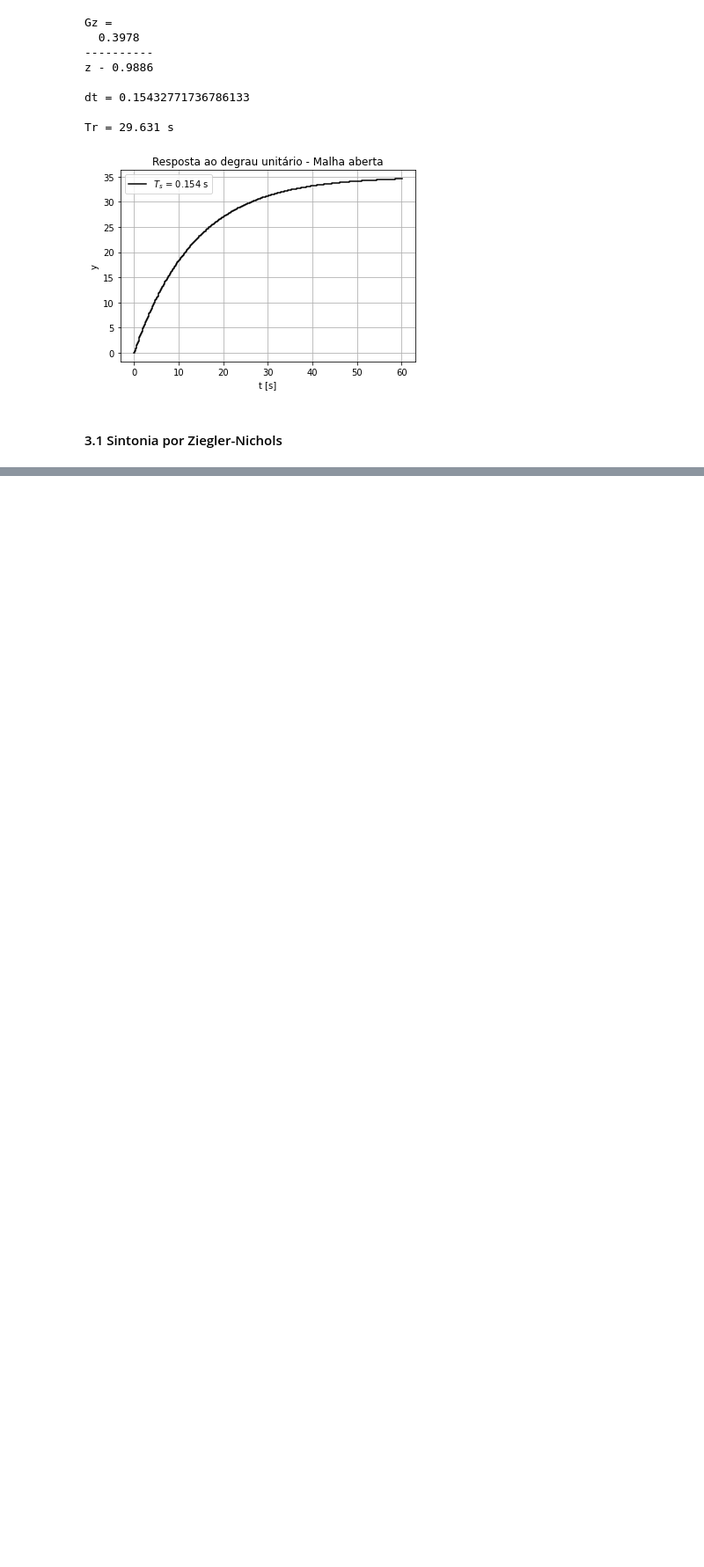
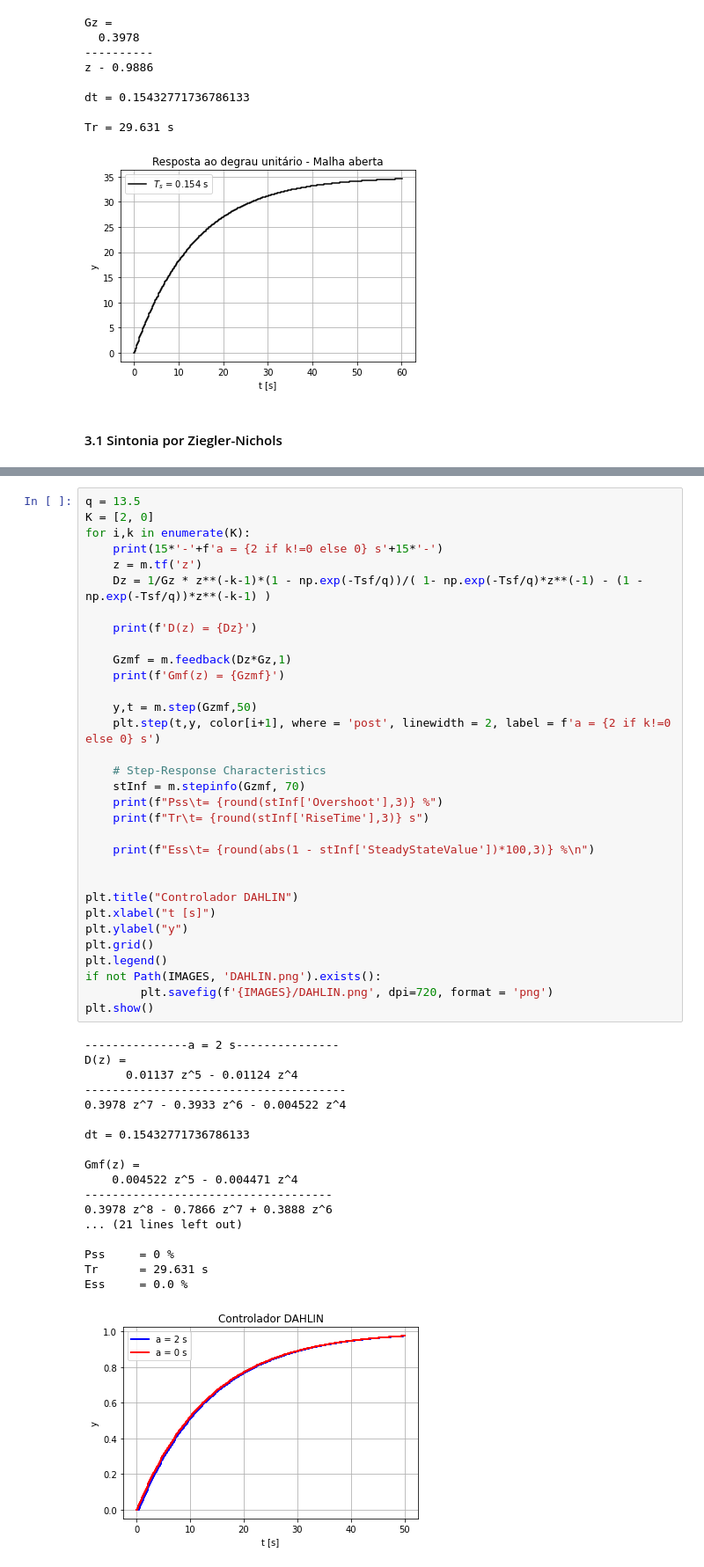
Before and after one commit to Widmark-Kaue/digital-signal-processing, a Jupyter notebook: avl1.ipynb, the cells around one changed output, grey strips where cells are left out. Shown at 88% size. Saved outputs shown, nothing was run; the diff lists cells and outputs as text; blank space fills up the shorter version.

```diff
--- a/avl1.ipynb
+++ b/avl1.ipynb
@@ -251,0 +418,51 @@ Tr      = 3.241 s
+# %%
+q = 13.5
+K = [2, 0]
+for i,k in enumerate(K):
+    print(15*'-'+f'a = {2 if k!=0 else 0} s'+15*'-')
+    z = m.tf('z')
+    Dz = 1/Gz * z**(-k-1)*(1 - np.exp(-Tsf/q))/( 1- np.exp(-Tsf/q)*z**(-1) - (1 - np.exp(-Tsf/q))*z**(-k-1) )
+
+    print(f'D(z) = {Dz}')
+
+    Gzmf = m.feedback(Dz*Gz,1)
+    print(f'Gmf(z) = {Gzmf}')
+
+    y,t = m.step(Gzmf,50)
+    plt.step(t,y, color[i+1], where = 'post', linewidth = 2, label = f'a = {2 if k!=0 else 0} s')
+
+    # Step-Response Characteristics
+    stInf = m.stepinfo(Gzmf, 70)
+    print(f"Pss\t= {round(stInf['Overshoot'],3)} %")
+    print(f"Tr\t= {round(stInf['RiseTime'],3)} s")
+
+    print(f"Ess\t= {round(abs(1 - stInf['SteadyStateValue'])*100,3)} %\n")
+
+
+plt.title("Controlador DAHLIN")
+plt.xlabel("t [s]")
+plt.ylabel("y")
+plt.grid()
+plt.legend()
+if not Path(IMAGES, 'DAHLIN.png').exists():
+        plt.savefig(f'{IMAGES}/DAHLIN.png', dpi=720, format = 'png')
+plt.show()
+# %% [output]
+---------------a = 2 s---------------
+D(z) =
+      0.01137 z^5 - 0.01124 z^4
+--------------------------------------
+0.3978 z^7 - 0.3933 z^6 - 0.004522 z^4
+
+dt = 0.15432771736786133
+
+Gmf(z) =
+    0.004522 z^5 - 0.004471 z^4
+------------------------------------
+0.3978 z^8 - 0.7866 z^7 + 0.3888 z^6
+... (21 lines left out)
+
+Pss     = 0 %
+Tr      = 29.631 s
+Ess     = 0.0 %
+[figure, added]
```
Also changed, not shown: parts of 15 cells of this notebook.
